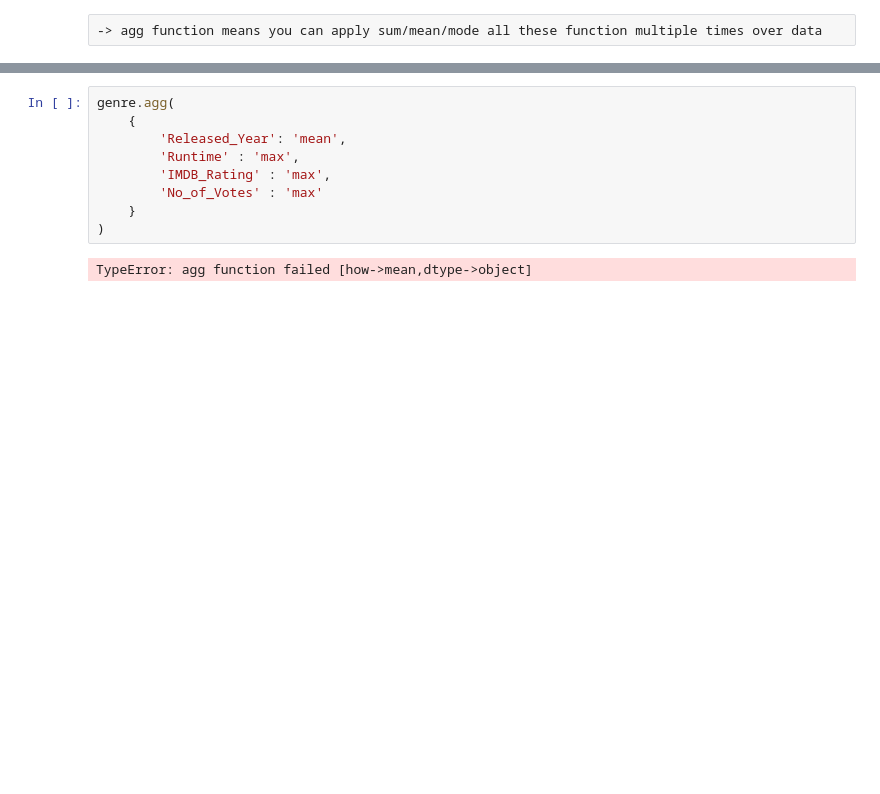
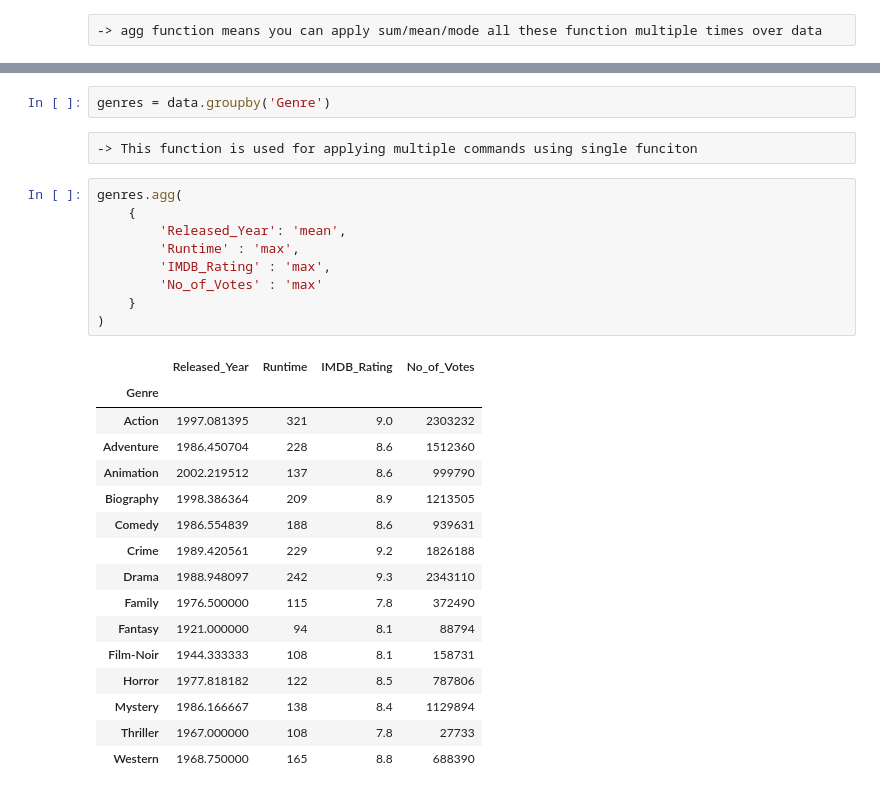
Before and after one commit to DeepakAK47/pandas, a Jupyter notebook: session19.ipynb, the cells around one changed output, grey strips where cells are left out. Drawn from its saved outputs; the diff is of its cells as text; blank space fills up the shorter version.

```diff
--- a/session19.ipynb
+++ b/session19.ipynb
@@ -253,11 +281,30 @@ genre = data.groupby('Genre')
+# %%
+genres = data.groupby('Genre')
+# %% [raw]
+-> This function is used for applying multiple commands using single funciton
 # %%
-genre.agg(
+genres.agg(
     {
         'Released_Year': 'mean',
         'Runtime' : 'max',
         'IMDB_Rating' : 'max',
         'No_of_Votes' : 'max'
     }
 )
 # %% [output]
-TypeError: agg function failed [how->mean,dtype->object]
+|  | Released_Year | Runtime | IMDB_Rating | No_of_Votes |
+| Genre |  |  |  |  |
+| Action | 1997.081395 | 321 | 9.0 | 2303232 |
+| Adventure | 1986.450704 | 228 | 8.6 | 1512360 |
+| Animation | 2002.219512 | 137 | 8.6 | 999790 |
+| Biography | 1998.386364 | 209 | 8.9 | 1213505 |
+| Comedy | 1986.554839 | 188 | 8.6 | 939631 |
+| Crime | 1989.420561 | 229 | 9.2 | 1826188 |
+| Drama | 1988.948097 | 242 | 9.3 | 2343110 |
+| Family | 1976.500000 | 115 | 7.8 | 372490 |
+| Fantasy | 1921.000000 | 94 | 8.1 | 88794 |
+| Film-Noir | 1944.333333 | 108 | 8.1 | 158731 |
+| Horror | 1977.818182 | 122 | 8.5 | 787806 |
+| Mystery | 1986.166667 | 138 | 8.4 | 1129894 |
+| Thriller | 1967.000000 | 108 | 7.8 | 27733 |
+| Western | 1968.750000 | 165 | 8.8 | 688390 |
```
Also changed, not shown: parts of 30 cells of this notebook.
